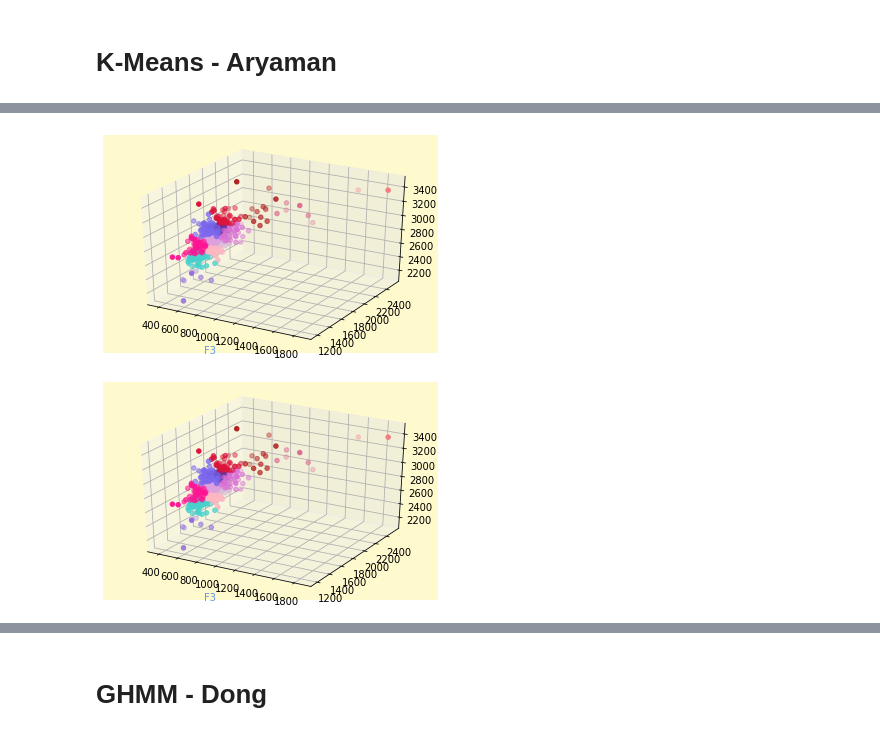
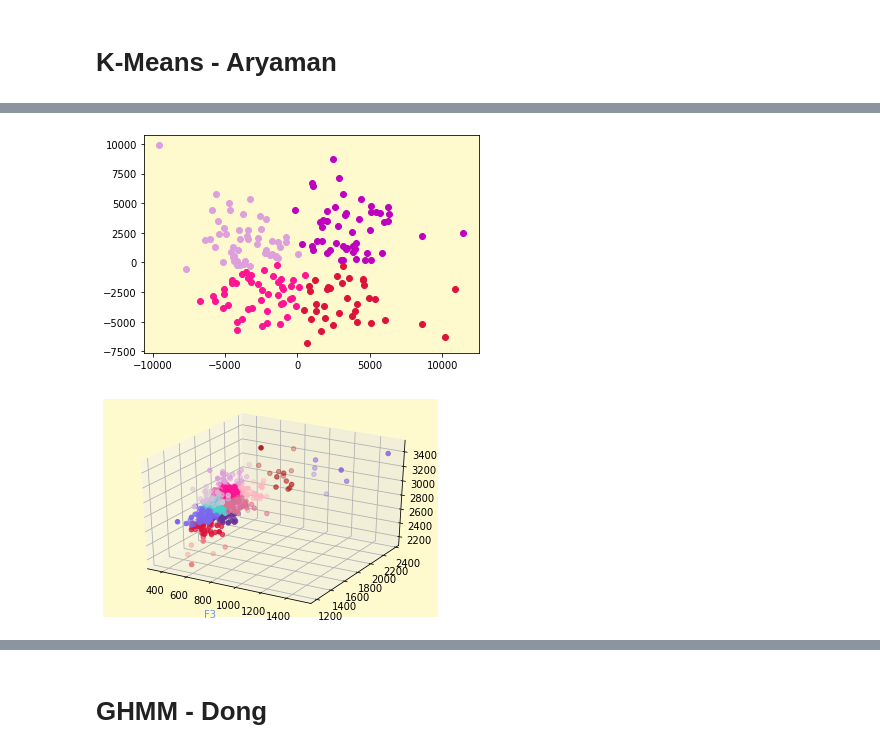
Before and after one commit to alxtyl/118B-FinalProject, a Jupyter notebook: 118B_Final_Project.ipynb, the cells around one changed output, grey strips where cells are left out. Cells and saved outputs as stored; diff of their text form; code cells hidden in the pictures.

```diff
--- a/118B_Final_Project.ipynb
+++ b/118B_Final_Project.ipynb
@@ -444,17 +555,0 @@ plt.show()
-# %%
-#Using first 2 principal components
-component_1 = pca_df[:,0]
-component_2 = pca_df[:,1]
-X = [[component_1[i], component_2[i]] for i in range(len(component_1))]
-n_clusters = 13
-kmeans = KMeans(n_clusters).fit(X)
-kmeans_df = pd.DataFrame({'component_1' : component_1, 'component_2' : component_2, 'cluster_assignment': kmeans.labels_})
-plt.rcParams.update({'axes.facecolor':'lemonchiffon'})
-plt.rcParams.update({'text.color' : "cornflowerblue",'axes.labelcolor' : "cornflowerblue"})
-plt.figure(facecolor='white')
-
-colors = ['crimson', 'deeppink', 'palevioletred', 'lightpink', 'mediumpurple', 'rebeccapurple', 'plum', 'mediumturquoise', 'thistle', 'firebrick', 'mediumslateblue', 'lightcoral', 'orchid']
-for i in range(n_clusters):
-  plt.scatter(kmeans_df.loc[kmeans_df.cluster_assignment == i].iloc[:,0] , kmeans_df.loc[kmeans_df.cluster_assignment == i].iloc[:, 1] , color = colors[i])
-
-plt.show()
@@ -480,24 +585,28 @@ Name: cluster_assignment, dtype: int64
+# %%
+kmeans_df_wom_usa = kmeans(pca_df_wom_usa, w_col, 4)
+# %% [output]
+[figure, added]
 # %%
-# !pip install ipympl
-# %matplotlib widget
-f1_means = native_english_speakers['f1'].apply(lambda x: pd.Series(x).dropna().mean()).tolist()
-f2_means = native_english_speakers['f2'].apply(lambda x: pd.Series(x).dropna().mean()).tolist()
-f3_means = native_english_speakers['f3'].apply(lambda x: pd.Series(x).dropna().mean()).tolist()
-X = [[f1_means[i], f2_means[i], f3_means[i]] for i in range(len(f1_means))]
-n_clusters = 13
-kmeans_3d = KMeans(n_clusters).fit(X)
-temp_df = pd.DataFrame({'f1_means': f1_means, 'f2_means': f2_means, 'f3_means': f3_means, 'cluster': kmeans_3d.labels_})
-fig = plt.figure()
-ax = fig.add_subplot(projection='3d')
+def kmeans3d(df, colors, n_clusters):
+  f1_means = df['f1'].apply(lambda x: pd.Series(x).dropna().mean()).tolist()
+  f2_means = df['f2'].apply(lambda x: pd.Series(x).dropna().mean()).tolist()
+  f3_means = df['f3'].apply(lambda x: pd.Series(x).dropna().mean()).tolist()
+  X = [[f1_means[i], f2_means[i], f3_means[i]] for i in range(len(f1_means))]
 
-for i in range(0,n_clusters):
-  ax.scatter(temp_df.loc[temp_df.cluster == i].iloc[:, 0], temp_df.loc[temp_df.cluster == i].iloc[:, 1], temp_df.loc[temp_df.cluster == i].iloc[:, 2], color = colors[i])
+  kmeans_3d = KMeans(n_clusters).fit(X)
+  temp_df = pd.DataFrame({'f1_means': f1_means, 'f2_means': f2_means, 'f3_means': f3_means, 'cluster': kmeans_3d.labels_})
+  fig = plt.figure()
+  ax = fig.add_subplot(projection='3d')
 
-ax.set_xlabel('F1')
-ax.set_xlabel('F2')
-ax.set_xlabel('F3')
-plt.show()
-display(fig)
+  for i in range(0,n_clusters):
+    ax.scatter(temp_df.loc[temp_df.cluster == i].iloc[:, 0], temp_df.loc[temp_df.cluster == i].iloc[:, 1], temp_df.loc[temp_df.cluster == i].iloc[:, 2], color = colors[i])
+
+  ax.set_xlabel('F1')
+  ax.set_xlabel('F2')
+  ax.set_xlabel('F3')
+  plt.show()
+  return temp_df
+
+temp_df = kmeans3d(native_english_speakers_clip, colors, 13)
 # %% [output]
-[figure, old version]
+[figure, new version]
-[figure, removed]
```
Also changed, not shown: parts of 81 cells of this notebook.
